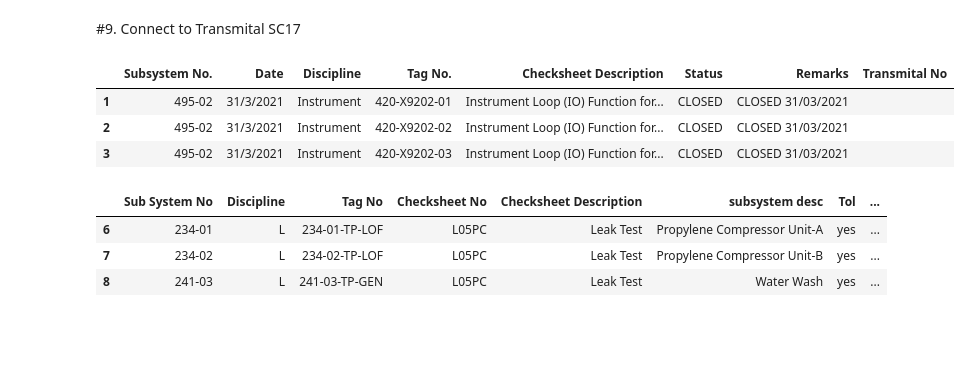
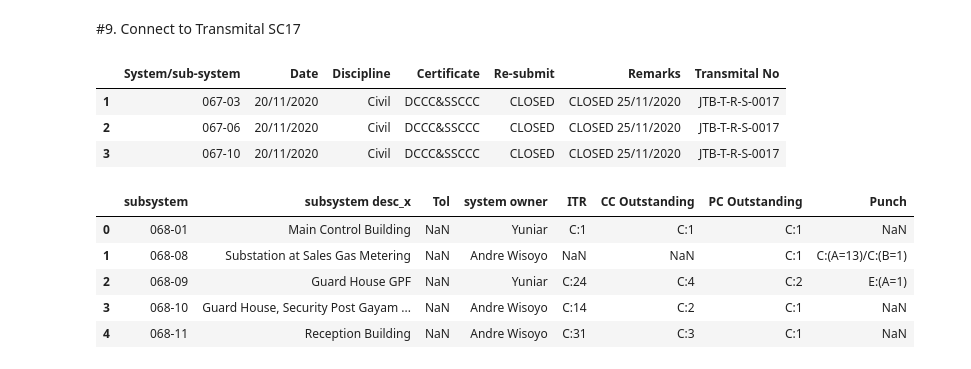
Before and after one commit to jimxs74/SC, a Jupyter notebook: SC61_Colaboratory.ipynb, the cells around one changed output. Drawn from its saved outputs; the diff is of its cells as text; code cells hidden in the pictures; blank space fills up the shorter version.

```diff
--- a/SC61_Colaboratory.ipynb
+++ b/SC61_Colaboratory.ipynb
@@ -366,17 +393,21 @@ sc17_cert = read_data(url_sc17,'Certificate Monitoring')
+# %%
+sc17_cert = read_data(url_sc17,'Certificate Monitoring')
 # %%
-#ambil data transmital PC yg diperlukan dan clean up
-sc17_pc = sc17_pc[['Subsystem No.','Date','Discipline','Tag No.','Checksheet Description','Status','Remarks','Transmital No']]
+#ambil data transmital cert yg diperlukan dan clean up
+sc17_cert = sc17_cert[['System/sub-system','Date','Discipline','Certificate','Re-submit','Remarks','Transmital No']]
 # %%
-sc17_pc.head(3)
+sc17_cert.head(3)
 # %% [output]
-|  | Subsystem No. | Date | Discipline | Tag No. | Checksheet Description | Status | Remarks | Transmital No |
-| 1 | 495-02 | 31/3/2021 | Instrument | 420-X9202-01 | Instrument Loop (IO) Function for... | CLOSED | CLOSED 31/03/2021 |  |
-| 2 | 495-02 | 31/3/2021 | Instrument | 420-X9202-02 | Instrument Loop (IO) Function for... | CLOSED | CLOSED 31/03/2021 |  |
-| 3 | 495-02 | 31/3/2021 | Instrument | 420-X9202-03 | Instrument Loop (IO) Function for... | CLOSED | CLOSED 31/03/2021 |  |
+|  | System/sub-system | Date | Discipline | Certificate | Re-submit | Remarks | Transmital No |
+| 1 | 067-03 | 20/11/2020 | Civil | DCCC&SSCCC | CLOSED | CLOSED 25/11/2020 | JTB-T-R-S-0017 |
+| 2 | 067-06 | 20/11/2020 | Civil | DCCC&SSCCC | CLOSED | CLOSED 25/11/2020 | JTB-T-R-S-0017 |
+| 3 | 067-10 | 20/11/2020 | Civil | DCCC&SSCCC | CLOSED | CLOSED 25/11/2020 | JTB-T-R-S-0017 |
-# %%
-pc.head(3)
-# %% [output]
-|  | Sub System No | Discipline | Tag No | Checksheet No | Checksheet Description | subsystem desc | Tol | ... |
-| 6 | 234-01 | L | 234-01-TP-LOF | L05PC | Leak Test | Propylene Compressor Unit-A | yes | ... |
-| 7 | 234-02 | L | 234-02-TP-LOF | L05PC | Leak Test | Propylene Compressor Unit-B | yes | ... |
-| 8 | 241-03 | L | 241-03-TP-GEN | L05PC | Leak Test | Water Wash | yes | ... |
+# %%
+sert_ssox2.head()
+# %% [output]
+|  | subsystem | subsystem desc_x | Tol | system owner | ITR | CC Outstanding | PC Outstanding | Punch |
+| 0 | 068-01 | Main Control Building | NaN | Yuniar | C:1 | C:1 | C:1 | NaN |
+| 1 | 068-08 | Substation at Sales Gas Metering | NaN | Andre Wisoyo | NaN | NaN | C:1 | C:(A=13)/C:(B=1) |
+| 2 | 068-09 | Guard House GPF | NaN | Yuniar | C:24 | C:4 | C:2 | E:(A=1) |
+| 3 | 068-10 | Guard House, Security Post Gayam ... | NaN | Andre Wisoyo | C:14 | C:2 | C:1 | NaN |
+| 4 | 068-11 | Reception Building | NaN | Andre Wisoyo | C:31 | C:3 | C:1 | NaN |
```
Also changed, not shown: parts of 4 cells of this notebook.
